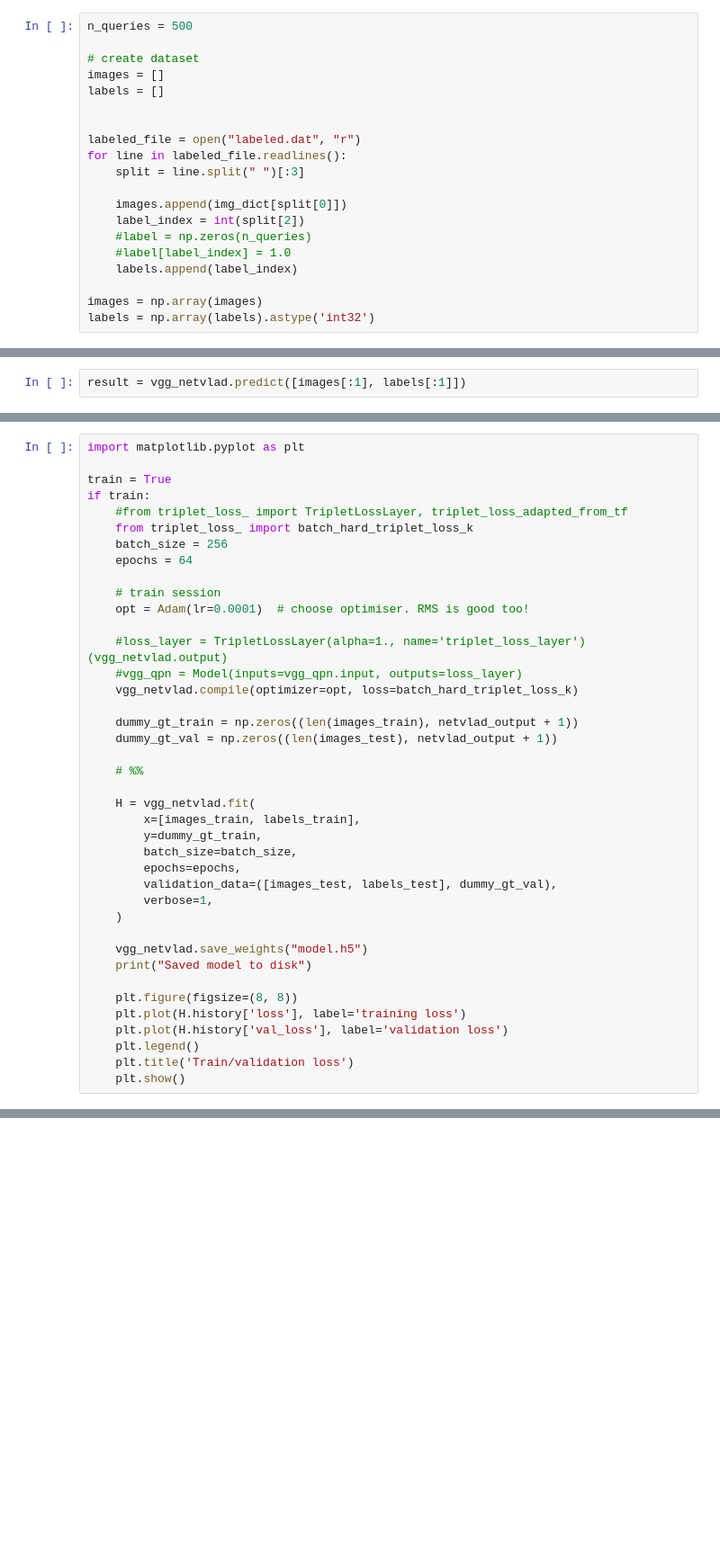
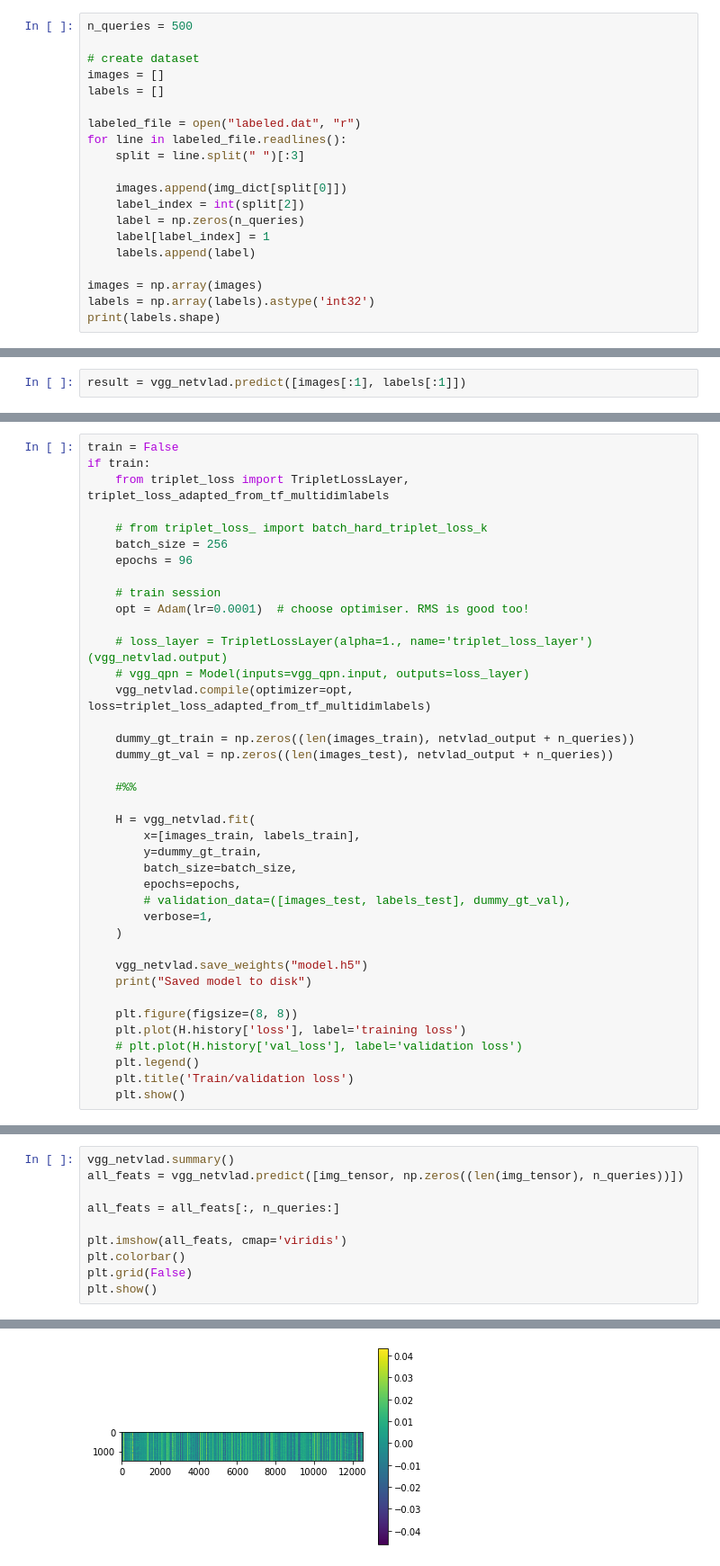
Before and after one commit to fede-vaccaro/NetVlad, a Jupyter notebook: train_notebook.ipynb, the cells around one changed output, grey strips where cells are left out. Shown at 90% size. Drawn from its saved outputs; the diff is of its cells as text; blank space fills up the shorter version.

Commit message:
updated netvlad to use kmeans centroids

```diff
--- a/train_notebook.ipynb
+++ b/train_notebook.ipynb
@@ -39,16 +45,16 @@ n_queries = 500
 images = []
 labels = []
 
-
 labeled_file = open("labeled.dat", "r")
 for line in labeled_file.readlines():
     split = line.split(" ")[:3]
 
     images.append(img_dict[split[0]])
     label_index = int(split[2])
-    #label = np.zeros(n_queries)
-    #label[label_index] = 1.0
-    labels.append(label_index)
+    label = np.zeros(n_queries)
+    label[label_index] = 1
+    labels.append(label)
 
 images = np.array(images)
 labels = np.array(labels).astype('int32')
+print(labels.shape)
@@ -124,33 +221,32 @@ labels_train = labels[n_queries:]
 images_test = images[:n_queries]
 labels_test = labels[:n_queries]
 # %%
-import matplotlib.pyplot as plt
+train = False
+if train:
+    from triplet_loss import TripletLossLayer, triplet_loss_adapted_from_tf_multidimlabels
 
-train = True
-if train:
-    #from triplet_loss_ import TripletLossLayer, triplet_loss_adapted_from_tf
-    from triplet_loss_ import batch_hard_triplet_loss_k
+    # from triplet_loss_ import batch_hard_triplet_loss_k
     batch_size = 256
-    epochs = 64
+    epochs = 96
 
     # train session
     opt = Adam(lr=0.0001)  # choose optimiser. RMS is good too!
 
-    #loss_layer = TripletLossLayer(alpha=1., name='triplet_loss_layer')(vgg_netvlad.output)
-    #vgg_qpn = Model(inputs=vgg_qpn.input, outputs=loss_layer)
-    vgg_netvlad.compile(optimizer=opt, loss=batch_hard_triplet_loss_k)
+    # loss_layer = TripletLossLayer(alpha=1., name='triplet_loss_layer')(vgg_netvlad.output)
+    # vgg_qpn = Model(inputs=vgg_qpn.input, outputs=loss_layer)
+    vgg_netvlad.compile(optimizer=opt, loss=triplet_loss_adapted_from_tf_multidimlabels)
 
-    dummy_gt_train = np.zeros((len(images_train), netvlad_output + 1))
-    dummy_gt_val = np.zeros((len(images_test), netvlad_output + 1))
+    dummy_gt_train = np.zeros((len(images_train), netvlad_output + n_queries))
+    dummy_gt_val = np.zeros((len(images_test), netvlad_output + n_queries))
 
-    # %%
+    #%%
 
     H = vgg_netvlad.fit(
         x=[images_train, labels_train],
         y=dummy_gt_train,
         batch_size=batch_size,
         epochs=epochs,
-        validation_data=([images_test, labels_test], dummy_gt_val),
+        # validation_data=([images_test, labels_test], dummy_gt_val),
         verbose=1,
     )
 
@@ -159,7 +255,7 @@ if train:
 
     plt.figure(figsize=(8, 8))
     plt.plot(H.history['loss'], label='training loss')
-    plt.plot(H.history['val_loss'], label='validation loss')
+    # plt.plot(H.history['val_loss'], label='validation loss')
     plt.legend()
     plt.title('Train/validation loss')
     plt.show()
@@ -360,0 +323,11 @@ show_result(indices, nqueries=50)
+# %%
+vgg_netvlad.summary()
+all_feats = vgg_netvlad.predict([img_tensor, np.zeros((len(img_tensor), n_queries))])
+
+all_feats = all_feats[:, n_queries:]
+
+plt.imshow(all_feats, cmap='viridis')
+plt.colorbar()
+plt.grid(False)
+plt.show()
+# %% [output]
@@ -360,0 +351 @@ show_result(indices, nqueries=50)
+[figure, added]
```
Also changed, not shown: parts of 26 cells of this notebook, 3 other files.
